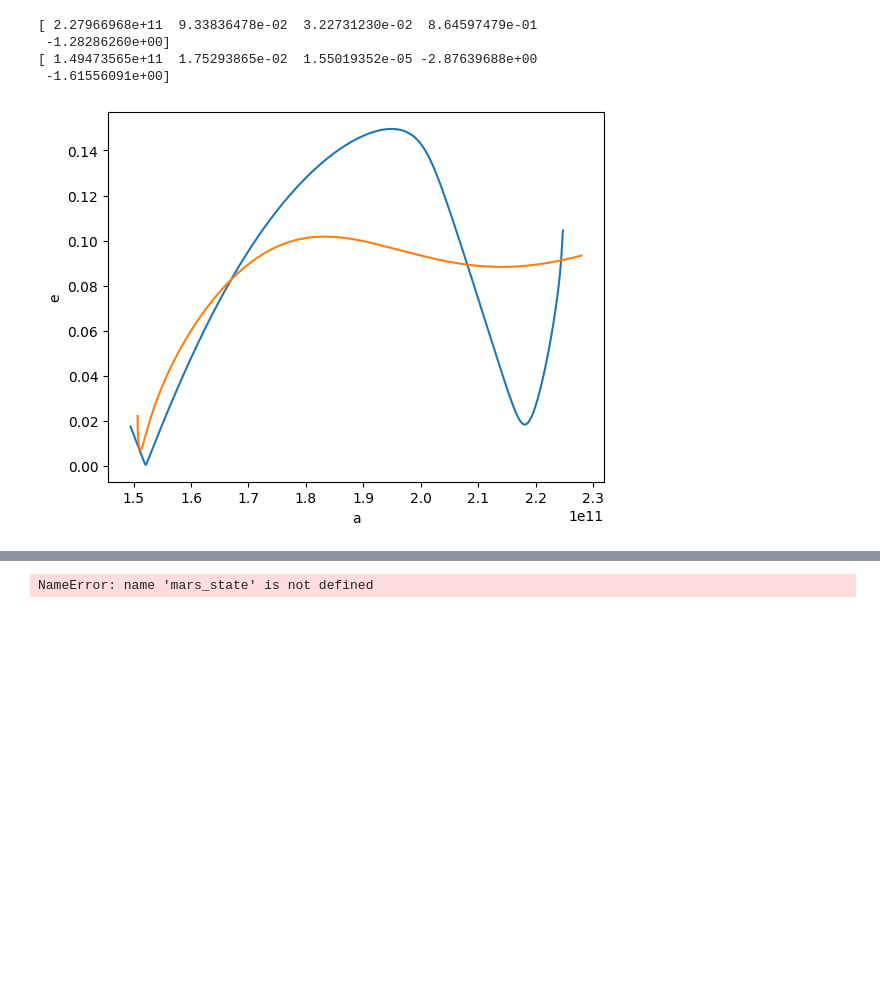
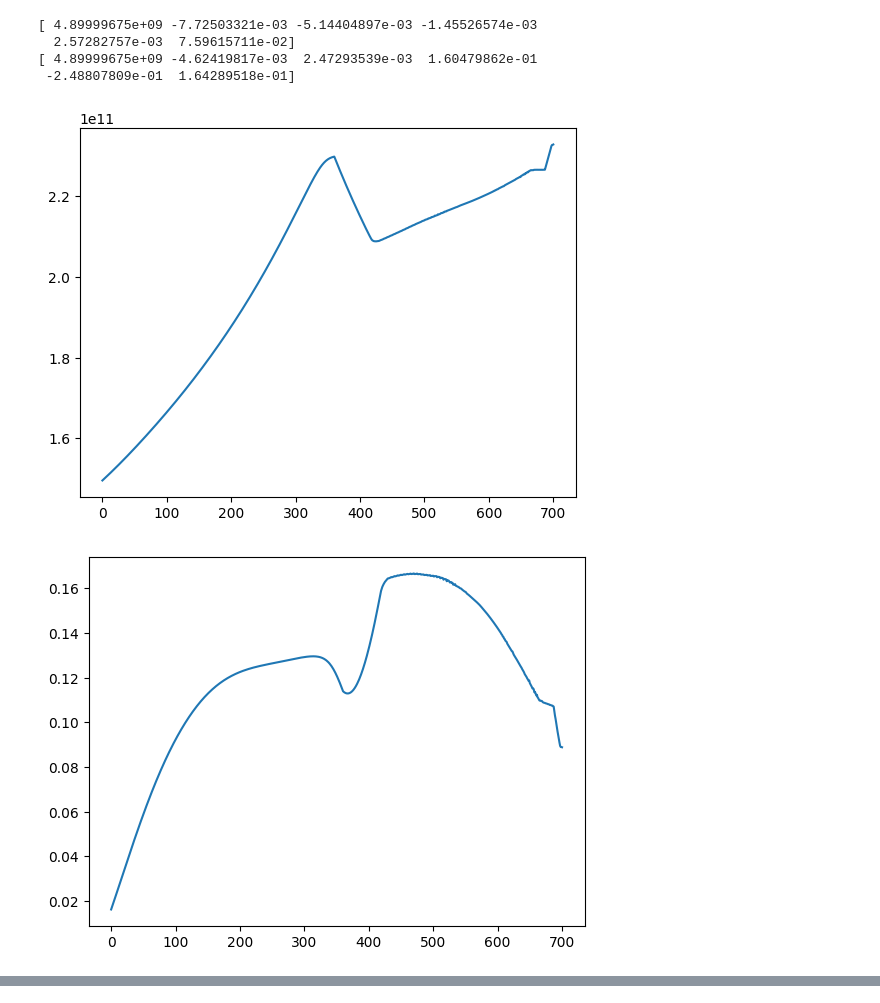
Before and after one commit to megg05/lowthrust-earthmars, a Jupyter notebook: scripts/run_optimizer.ipynb, the cells around one changed output, grey strips where cells are left out. Saved outputs shown, nothing was run; the diff lists cells and outputs as text; code cells hidden in the pictures; blank space fills up the shorter version.

```diff
--- a/scripts/run_optimizer.ipynb
+++ b/scripts/run_optimizer.ipynb
@@ -75,33 +106,49 @@ testing transfer time 600
 # %%
-# print(r0v0)
-# print(rfvf)
+mee_error = np.array(cart2eq(fw_sol[0:6,-1])) - np.array(fw_opt.true_target)
+print(mee_error)
+kep_error = np.array(cart2kep(fw_sol[0:6,-1])) - np.array(cart2kep(rfvf))
+print(kep_error)
 
-# print(fw_sol)
-print(np.array(cart2kep(rfvf)[0:5]))
-print(np.array(cart2kep(r0v0)[0:5]))
+
+# def check_plane_alignment(r_sc, v_sc, r_mars, v_mars):
+#     # Plane Normals
+#     n_sc = np.cross(r_sc, v_sc) / np.linalg.norm(np.cross(r_sc, v_sc))
+#     n_mars = np.cross(r_mars, v_mars) / np.linalg.norm(np.cross(r_mars, v_mars))
+
+#     # Angular separation between planes
+#     angle = np.degrees(np.arccos(np.clip(np.dot(n_sc, n_mars), -1, 1)))
+
+#     # Distance of SC from Mars's orbital plane
+#     dist_from_plane = np.dot(r_sc - r_mars, n_mars)
+
+#     print(f"Angular Plane Error: {angle:.6f} degrees")
+#     print(f"Vertical Distance from Mars Plane: {dist_from_plane/1e3:.2f} km")
+
+# # Run this at the end of your Phase 2
+# check_plane_alignment(fw_sol[0:3,-1], fw_sol[3:6,-1], rfvf[0:3], rfvf[3:6])
 # %% [output]
-[ 2.27966968e+11  9.33836478e-02  3.22731230e-02  8.64597479e-01
- -1.28286260e+00]
-[ 1.49473565e+11  1.75293865e-02  1.55019352e-05 -2.87639688e+00
- -1.61556091e+00]
+[ 4.89999675e+09 -7.72503321e-03 -5.14404897e-03 -1.45526574e-03
+  2.57282757e-03  7.59615711e-02]
+[ 4.89999675e+09 -4.62419817e-03  2.47293539e-03  1.60479862e-01
+ -2.48807809e-01  1.64289518e-01]
 # %%
 import matplotlib.pyplot as plt
 
-# plt.figure()
-# plt.plot(fw_as, label="earthtomars")
-# plt.plot(bw_as, label="marstoearth")
-# plt.show()
-
-# plt.figure()
-# plt.plot(fw_es, label="earthtomars")
-# plt.plot(bw_es, label="marstoearth")
-# plt.show()
+plt.figure()
+plt.plot(fw_as)
+plt.show()
 
 plt.figure()
-plt.plot(fw_as, fw_es)
-plt.plot(bw_as, bw_es)
-plt.xlabel("a")
-plt.ylabel("e")
+plt.plot(fw_es)
 plt.show()
+
+plt.figure()
+plt.plot(fw_thist/86400, fw_uhist)
+plt.show()
+
+plt.figure()
+plt.plot(fw_thist/86400, fw_qhist)
+plt.show()
 # %% [output]
-[figure, old version]
+[figure, new version]
+[figure, added]
@@ -216,14 +283,3 @@ fig.add_trace(go.Scatter3d(
 
 
 # 8. Auxiliary: Earth initial state point (r0v0) and Mars final state point
-# %%
-mars_r, mars_v = mars_state(best_tf)
-print("Final spacecraft z:", sol[2, -1])
-print("Mars z:", mars_r[2])
-print("Final spacecraft vz:", sol[5, -1])
-print("Mars vz:", mars_v[2])
-
-print("final osculating", np.array(cart2eq(sol[0:6,-1])))
-print("final orbital error", np.array(cart2eq(sol[0:6,-1]))- np.array(cart2eq(np.hstack([mars_r, mars_v]))))
-# %% [output]
-NameError: name 'mars_state' is not defined
```
Also changed, not shown: parts of 7 cells of this notebook, 4 other files.
